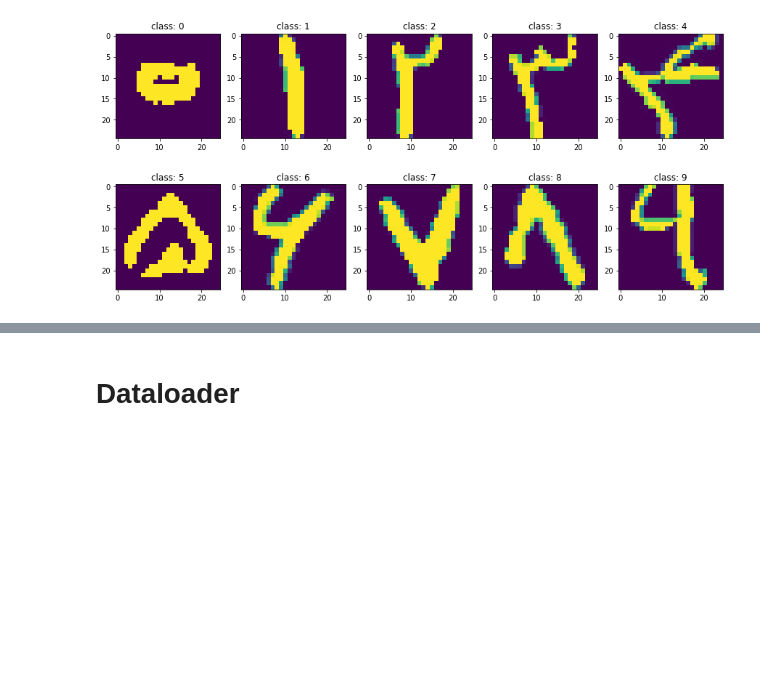
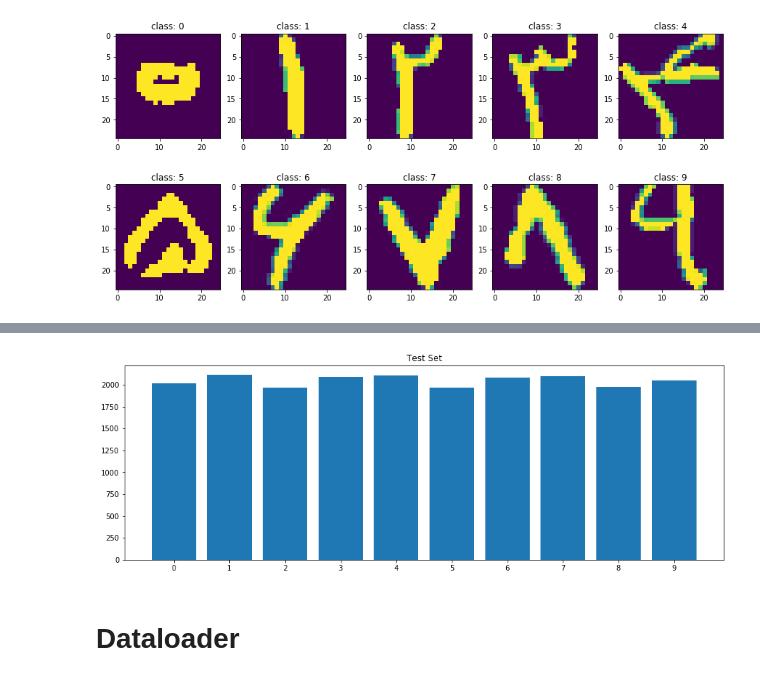
Before and after one commit to daniyalmaroufi/AI_Course, a Jupyter notebook: CA5/AI-CA5-P1.ipynb, the cells around one changed output, grey strips where cells are left out. Cells and saved outputs as stored; diff of their text form; code cells hidden in the pictures; blank space fills up the shorter version.

```diff
--- a/CA5/AI-CA5-P1.ipynb
+++ b/CA5/AI-CA5-P1.ipynb
@@ -86,3 +105,11 @@ plt.show()
+# %%
+plt.figure(figsize=(15,5))
+plt.bar(test_classes_samples_count.keys(),test_classes_samples_count.values())
+plt.xticks([i for i in range(10)])
+plt.title('Test Set')
+plt.show()
+# %% [output]
+[figure, added]
 # %% [markdown]
 # Dataloader
 # %%
```
Also changed, not shown: parts of 4 cells of this notebook.
